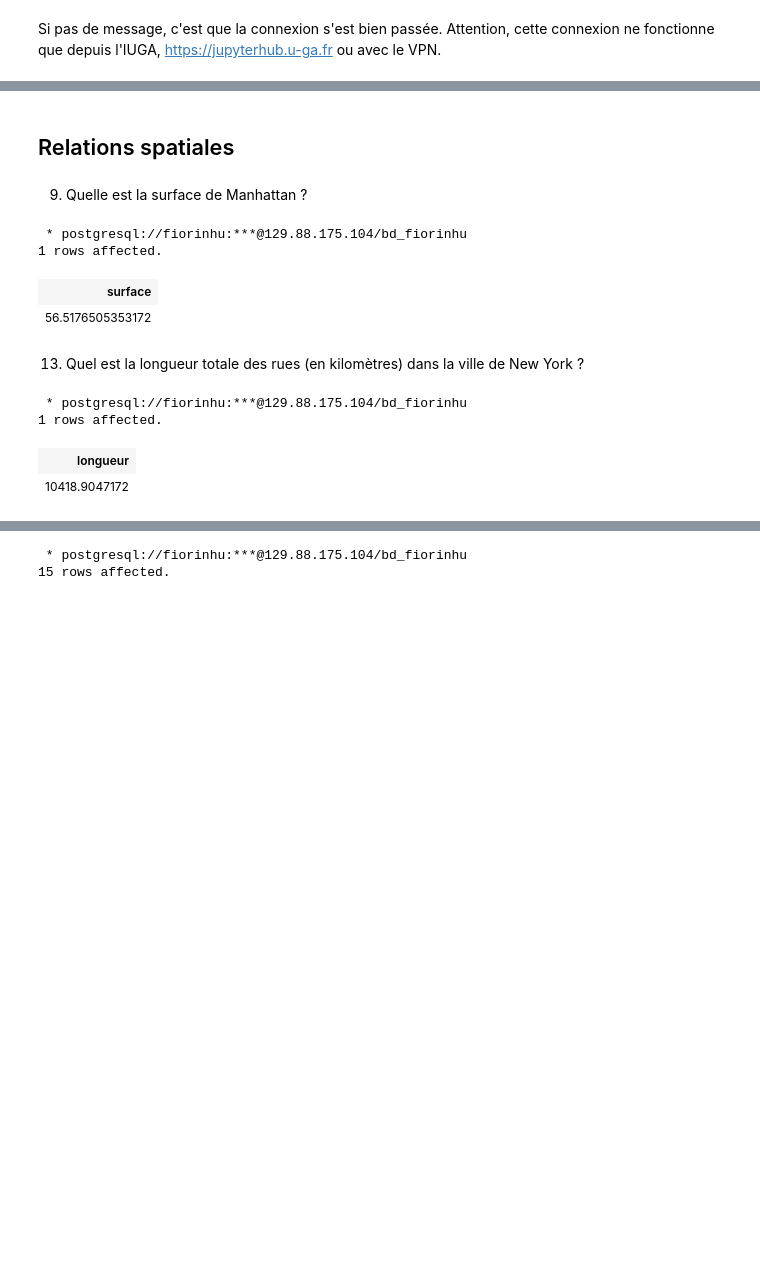
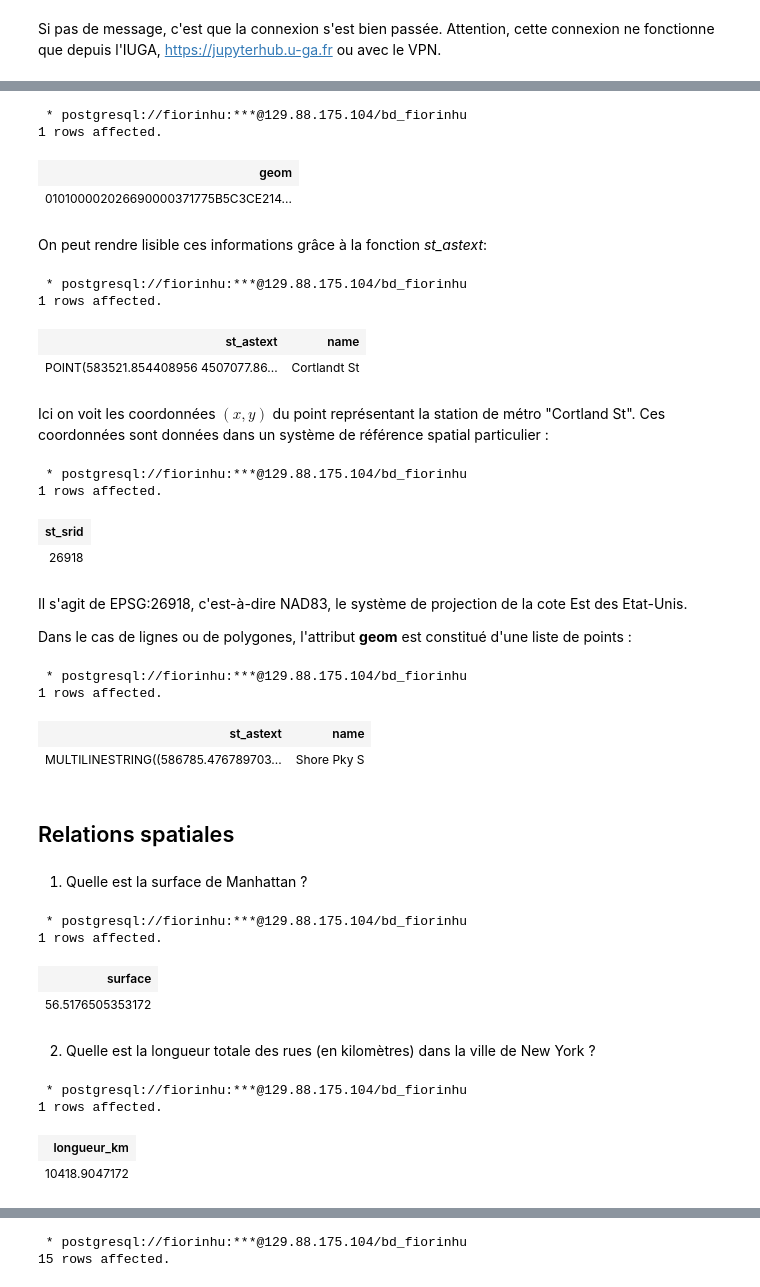
Before and after one commit to fiorinoh/geomas, a Jupyter notebook: postgis/sql_3.ipynb, the cells around one changed output, grey strips where cells are left out. Drawn from its saved outputs; the diff is of its cells as text; code cells hidden in the pictures; blank space fills up the shorter version.

```diff
--- a/postgis/sql_3.ipynb
+++ b/postgis/sql_3.ipynb
@@ -40,7 +44,55 @@ Si pas de message, c'est que la connexion s'est bien passée. Attention, cette c
+# %%
+%%sql
+SELECT geom
+FROM nyc_subway_stations
+LIMIT 1;
+# %% [output]
+ * postgresql://fiorinhu:***@129.88.175.104/bd_fiorinhu
+1 rows affected.
+| geom |
+| 010100002026690000371775B5C3CE214... |
+# %% [markdown]
+On peut rendre lisible ces informations grâce à la fonction *st_astext*:
+# %%
+%%sql
+SELECT st_astext(geom), name
+FROM nyc_subway_stations
+LIMIT 1;
+# %% [output]
+ * postgresql://fiorinhu:***@129.88.175.104/bd_fiorinhu
+1 rows affected.
+| st_astext | name |
+| POINT(583521.854408956 4507077.86... | Cortlandt St |
+# %% [markdown]
+Ici on voit les coordonnées $(x, y)$ du point représentant la station de métro "Cortland St". Ces coordonnées sont données dans un système de référence spatial particulier :
+# %%
+%%sql
+SELECT st_srid(geom)
+FROM nyc_subway_stations
+LIMIT 1;
+# %% [output]
+ * postgresql://fiorinhu:***@129.88.175.104/bd_fiorinhu
+1 rows affected.
+| st_srid |
+| 26918 |
+# %% [markdown]
+Il s'agit de EPSG:26918, c'est-à-dire NAD83, le système de projection de la cote Est des Etat-Unis.
+
+Dans le cas de lignes ou de polygones, l'attribut **geom** est constitué d'une liste de points :
+# %%
+%%sql
+SELECT st_astext(geom), name
+FROM nyc_streets
+LIMIT 1;
+# %% [output]
+ * postgresql://fiorinhu:***@129.88.175.104/bd_fiorinhu
+1 rows affected.
+| st_astext | name |
+| MULTILINESTRING((586785.476789703... | Shore Pky S |
 # %% [markdown]
 ## Relations spatiales
 # %% [markdown]
-9.	Quelle est la surface de Manhattan ?
+1.	Quelle est la surface de Manhattan ?
 # %%
 %%sql
 SELECT sum(st_area(geom)/1000000) AS surface
@@ -52,14 +104,14 @@ WHERE boroname = 'Manhattan';
 | surface |
 | 56.5176505353172 |
 # %% [markdown]
-13.	Quel est la longueur totale des rues (en kilomètres) dans la ville de New York ?
+2.	Quelle est la longueur totale des rues (en kilomètres) dans la ville de New York ?
 # %%
 %%sql
-SELECT sum(st_length(geom) /1000) AS longueur
+SELECT sum(st_length(geom) /1000) AS longueur_km
 FROM nyc_streets ;
 # %% [output]
  * postgresql://fiorinhu:***@129.88.175.104/bd_fiorinhu
 1 rows affected.
-| longueur |
+| longueur_km |
 | 10418.9047172 |
 # %% [markdown]
```
Also changed, not shown: parts of 20 cells of this notebook.
